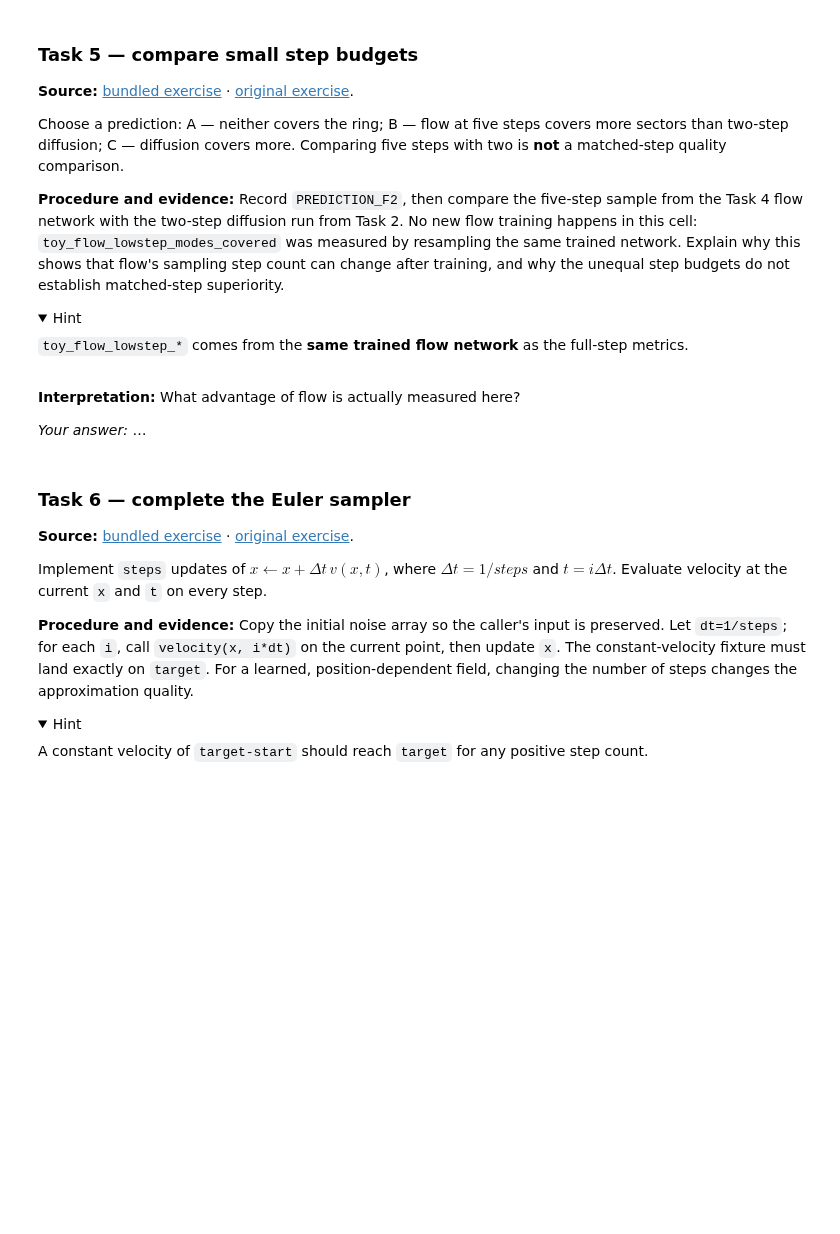
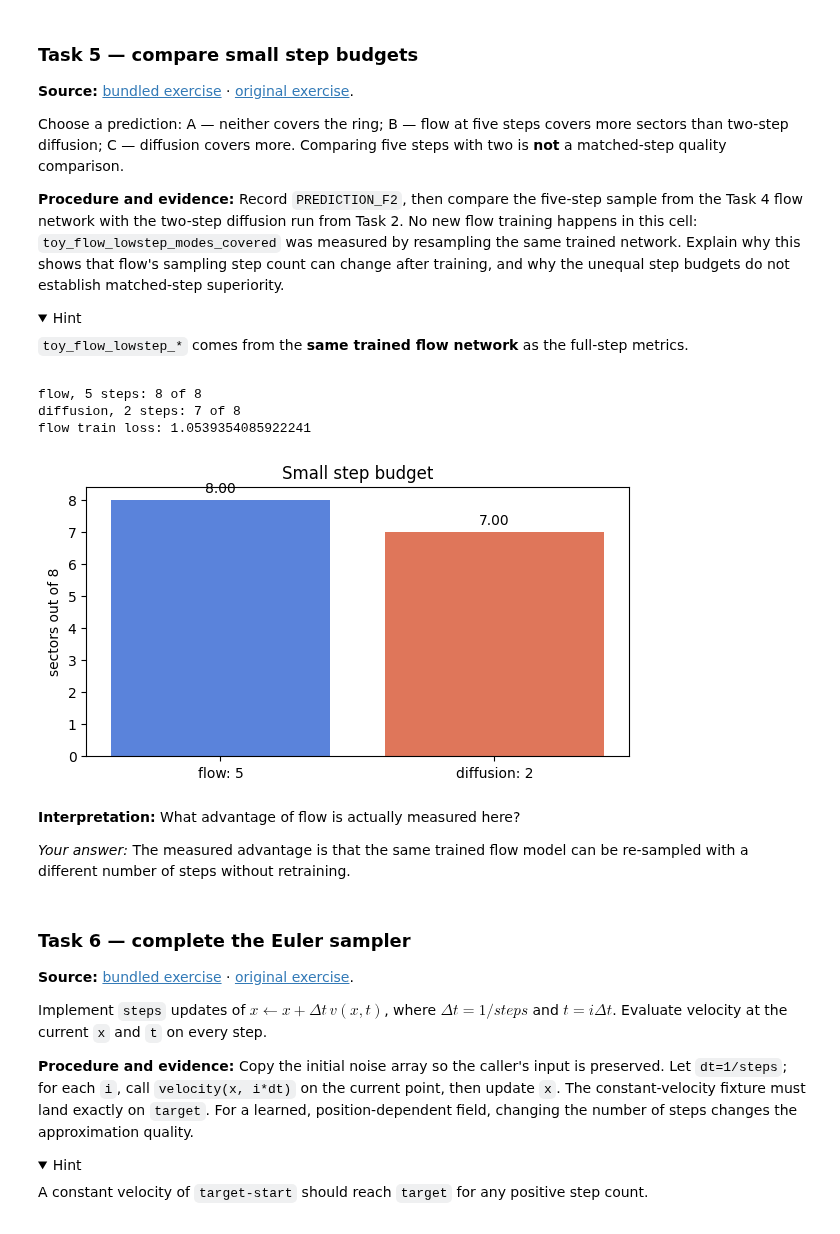
Before and after one commit to comprock15/multimodal-vla-course, a Jupyter notebook: 03-diffusion-policy-flow-matching/seminar_03_diffusion_flow_student.ipynb, the cells around one changed output. Cells and saved outputs as stored; diff of their text form; code cells hidden in the pictures; folded sections open; blank space fills up the shorter version.

```diff
--- a/03-diffusion-policy-flow-matching/seminar_03_diffusion_flow_student.ipynb
+++ b/03-diffusion-policy-flow-matching/seminar_03_diffusion_flow_student.ipynb
@@ -573,16 +612,21 @@ five steps with two is **not** a matched-step quality comparison.
 
 </details>
 # %%
-PREDICTION_F2 = None  # TODO
+PREDICTION_F2 = 'B'  # TODO
 assert PREDICTION_F2 in ('A','B','C'), 'Record your prediction first'
 print('flow, 5 steps:', f_full['toy_flow_lowstep_modes_covered'], 'of 8')
 print('diffusion, 2 steps:', d_few['toy_diffusion_modes_covered'], 'of 8')
 print('flow train loss:', f_full['toy_final_loss'])
 metric_bars(['flow: 5','diffusion: 2'], [f_full['toy_flow_lowstep_modes_covered'], d_few['toy_diffusion_modes_covered']], 'Small step budget', 'sectors out of 8')
+# %% [output]
+flow, 5 steps: 8 of 8
+diffusion, 2 steps: 7 of 8
+flow train loss: 1.0539354085922241
+[figure, added]
 # %% [markdown]
 **Interpretation:** What advantage of flow is actually measured here?
 
-*Your answer:* …
+*Your answer:* The measured advantage is that the same trained flow model can be re-sampled with a different number of steps without retraining.
 # %% [markdown]
 ### Task 6 — complete the Euler sampler
 
```
Also changed, not shown: parts of 26 cells of this notebook, 4 other files.
